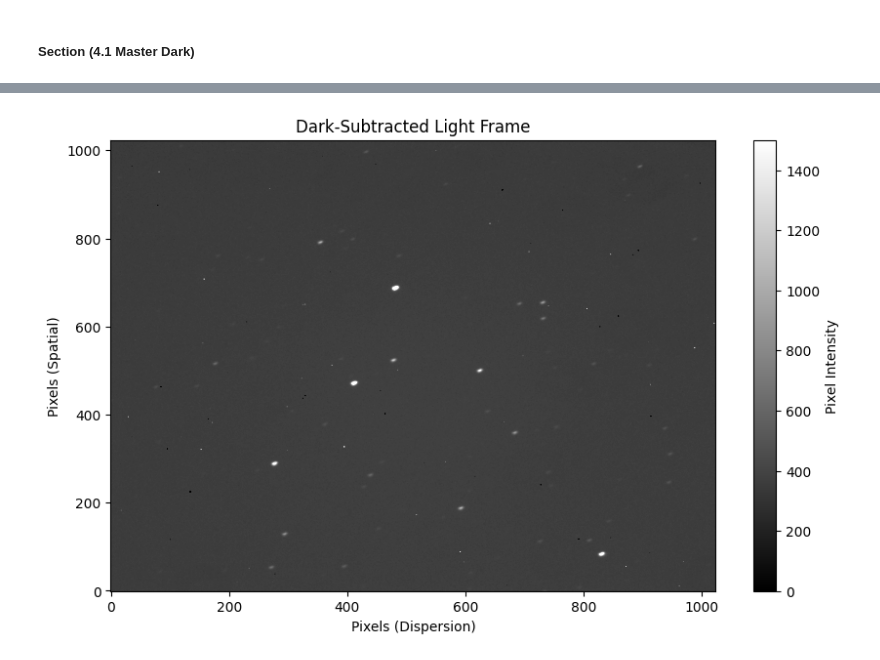
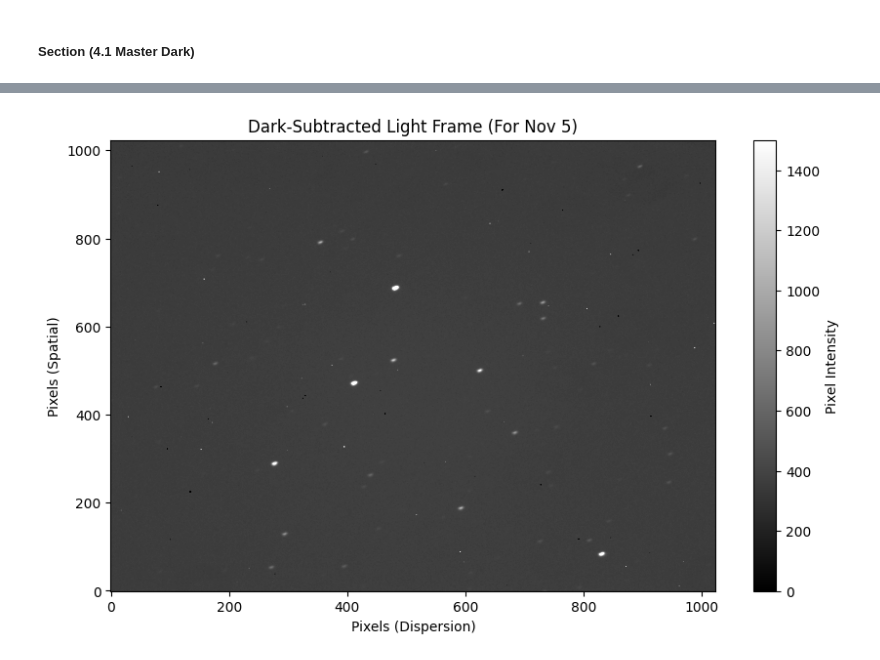
Before and after one commit to emsonmez/AST_443, a Jupyter notebook: Lab_3/Jiyun_Work/Lab_3.ipynb, the cells around one changed output, grey strips where cells are left out. Cells and saved outputs as stored; diff of their text form; code cells hidden in the pictures.

```diff
--- a/Lab_3/Jiyun_Work/Lab_3.ipynb
+++ b/Lab_3/Jiyun_Work/Lab_3.ipynb
@@ -173,7 +175,7 @@ def create_master_dark(dark_frame_light_template, dark_frame_flat_template):
     plt.colorbar(label='Pixel Intensity')
     plt.xlabel('Pixels (Dispersion)')
     plt.ylabel('Pixels (Spatial)')
-    plt.title('Master Dark Frame for Light Frames')
+    plt.title('Master Dark Frame for Light Frames (Nov 5)')
     plt.grid(False)
     plt.show()
 
@@ -183,7 +185,7 @@ def create_master_dark(dark_frame_light_template, dark_frame_flat_template):
     plt.colorbar(label='Pixel Intensity')
     plt.xlabel('Pixels (Dispersion)')
     plt.ylabel('Pixels (Spatial)')
-    plt.title('Master Dark Frame for Flat Frames')
+    plt.title('Master Dark Frame for Flat Frames (Nov 5)')
     plt.grid(False)
     plt.show()
 
@@ -210,32 +212,32 @@ def subtract_master_dark(frames, master_dark):
     :type frames: list of tuples
     :param master_dark: Master dark frame to subtract from each frame's data.
     :type master_dark: np.ndarray
     :return: List of tuples with headers and dark-subtracted data for each frame.
     :rtype: list of tuples
     """
     subtracted_frames = []
     for header, data in frames:
         # Perform dark subtraction
         subtracted_data = data - master_dark
         subtracted_frames.append((header, subtracted_data))
     return subtracted_frames
 
 # Load the light and flat frames
 light_frames = read_fits_range(light_frame_template, light_frame_start_index, light_frame_end_index)
 flat_frames = read_fits_range(flat_frame_template, flat_frame_start_index, flat_frame_end_index)
 
 # Subtract the master dark frames
 light_frames_dark_subtracted = subtract_master_dark(light_frames, master_dark_l)
 flat_frames_dark_subtracted = subtract_master_dark(flat_frames, master_dark_f)
 
 # Example: Display one of the dark-subtracted light frames
 plt.figure(figsize=(10, 6))
 plt.imshow(light_frames_dark_subtracted[0][1], cmap='gray', origin='lower', aspect='auto', vmin=0, vmax =1500)
 plt.colorbar(label='Pixel Intensity')
 plt.xlabel('Pixels (Dispersion)')
 plt.ylabel('Pixels (Spatial)')
-plt.title('Dark-Subtracted Light Frame')
+plt.title('Dark-Subtracted Light Frame (For Nov 5)')
 plt.grid(False)
 plt.show()
 # %% [output]
-[figure, old version]
+[figure, new version]
```
Also changed, not shown: parts of 15 cells of this notebook, 1 other file.
